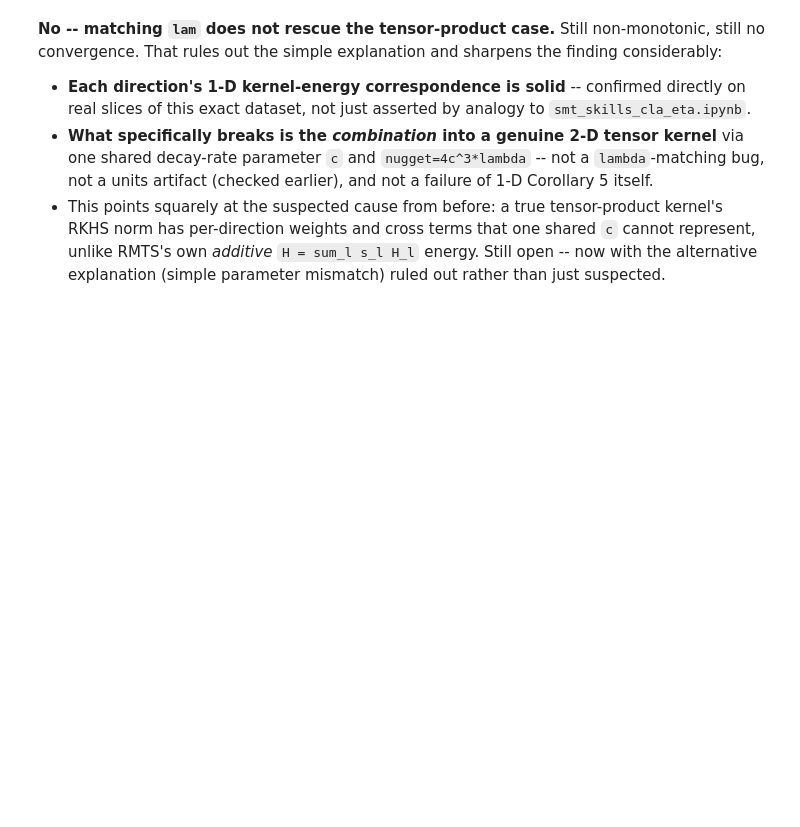
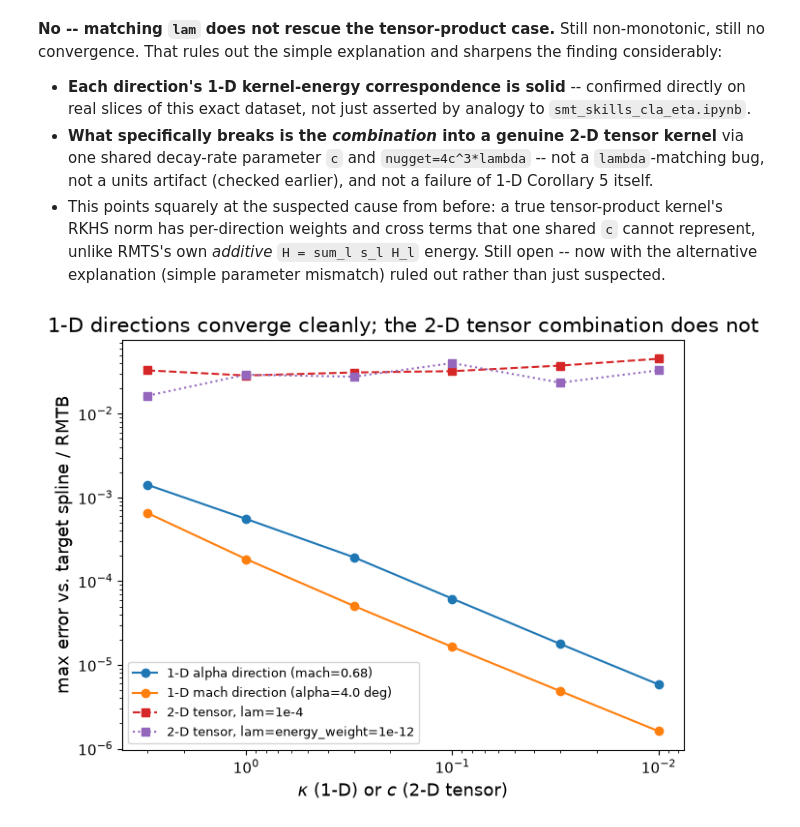
Before and after one commit to nomad-vagabond/krig-splines, a Jupyter notebook: notebooks/test_RMTS_KRG.ipynb, the cells around one changed output. Saved outputs shown, nothing was run; the diff lists cells and outputs as text; code cells hidden in the pictures; blank space fills up the shorter version.

```diff
--- a/notebooks/test_RMTS_KRG.ipynb
+++ b/notebooks/test_RMTS_KRG.ipynb
@@ -853,7 +990,7 @@ with `lam` matched to RMTB's actual `energy_weight` this time:
 # %%
 lam_matched = rmtb_cd_paper.options["energy_weight"]  # 1e-12, not the earlier 1e-4
 print(f"max|Kriging(c) - RMTB_cd| with lam matched to RMTB's energy_weight={lam_matched:.0e}:")
-errs = []
+errs_tensor_matched = []
 for c in cs:
     K = aniso_matern32(xt, xt, c)
     Kt = aniso_matern32(Xtest, xt, c)
@@ -861,10 +998,10 @@ for c in cs:
     a_coef, beta_coef = saddle_point_solve(K, P, cd_resp.ravel(), nugget)
     f = saddle_point_predict(Kt, Pt, a_coef, beta_coef)
     err = np.max(np.abs(f - target_cd))
-    errs.append(err)
+    errs_tensor_matched.append(err)
     print(f"  c={c:6.3f}  max|diff|={err:.4e}")
 
-slopes = np.diff(np.log(errs)) / np.diff(np.log(cs))
+slopes = np.diff(np.log(errs_tensor_matched)) / np.diff(np.log(cs))
 print(f"  local slopes: {np.round(slopes, 3)}")
 # %% [output]
 max|Kriging(c) - RMTB_cd| with lam matched to RMTB's energy_weight=1e-12:
@@ -893,3 +1030,16 @@ and sharpens the finding considerably:
   `H = sum_l s_l H_l` energy. Still open -- now with the alternative
   explanation (simple parameter mismatch) ruled out rather than just
   suspected.
+# %%
+fig, ax = plt.subplots(figsize=(7.5, 5.5))
+ax.loglog(cs, errs_alpha_ex, "o-", color="C0", label=f"1-D alpha direction (mach={mach_ex})")
+ax.loglog(cs, errs_mach_ex, "o-", color="C1", label=f"1-D mach direction (alpha={alpha_ex} deg)")
+ax.loglog(cs, errs_tensor_lam1e4, "s--", color="C3", label="2-D tensor, lam=1e-4")
+ax.loglog(cs, errs_tensor_matched, "s:", color="C4", label="2-D tensor, lam=energy_weight=1e-12")
+ax.set(xlabel=r"$\kappa$ (1-D) or $c$ (2-D tensor)", ylabel="max error vs. target spline / RMTB",
+       title="1-D directions converge cleanly; the 2-D tensor combination does not")
+ax.invert_xaxis()
+ax.legend(fontsize=9)
+plt.show()
+# %% [output]
+[figure, added]
```
Also changed, not shown: parts of 7 cells of this notebook.
